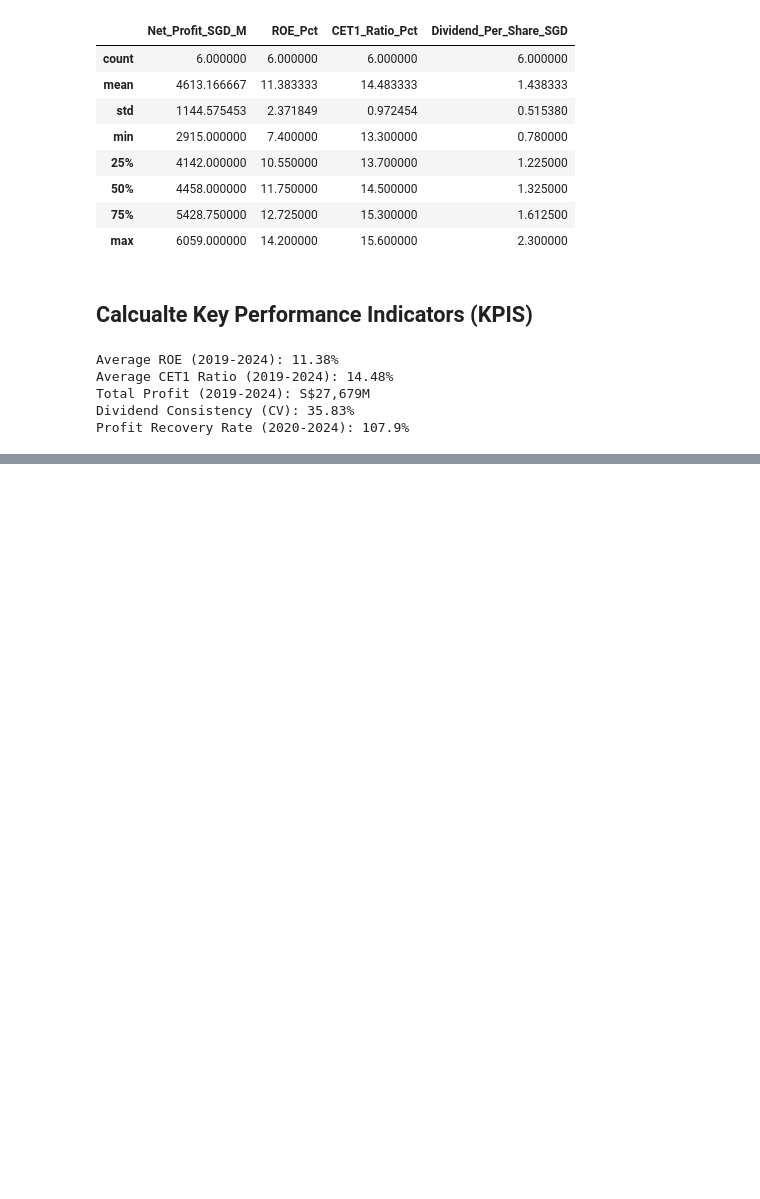
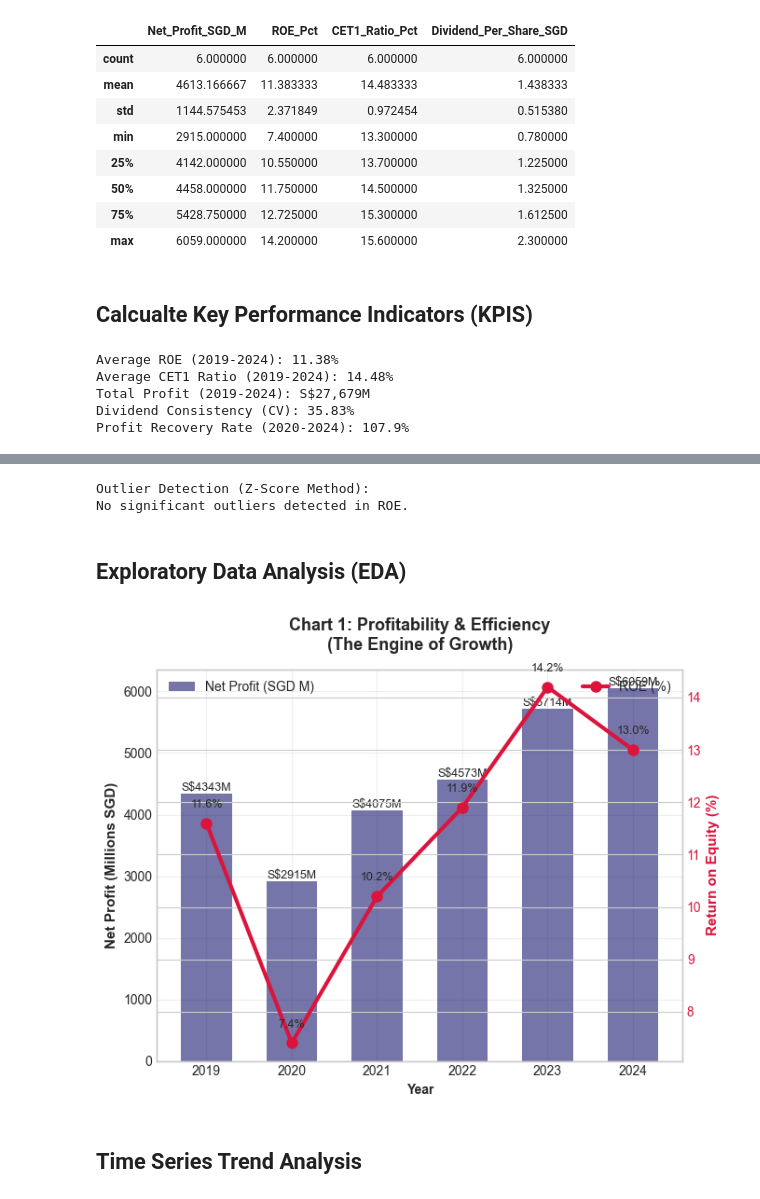
Before and after one commit to LunarScarlet/UOB-Macro-Analysis, a Jupyter notebook: UOBEDAP1.ipynb, the cells around one changed output, grey strips where cells are left out. Saved outputs shown, nothing was run; the diff lists cells and outputs as text; code cells hidden in the pictures; blank space fills up the shorter version.

```diff
--- a/UOBEDAP1.ipynb
+++ b/UOBEDAP1.ipynb
@@ -243,0 +259,77 @@ Profit Recovery Rate (2020-2024): 107.9%
+# %%
+# Calculate Z-scores for ROE (identifies values that deviate from the mean)
+from scipy import stats
+uob_df['ROE_ZScore'] = np.abs(stats.zscore(uob_df['ROE_Pct']))
+# Identify outliers (Z-score > 2 means the value is unusual)
+outliers = uob_df[uob_df['ROE_ZScore'] > 2]
+print("\nOutlier Detection (Z-Score Method):")
+if len(outliers) > 0:
+    print("Outliers found:")
+    display(outliers[['ROE_Pct', 'ROE_ZScore']])
+else:
+    print("No significant outliers detected in ROE.")
+# EXPLANATION:
+# Z-Score = (Value - Mean) / Standard Deviation
+# Z-Score > 2 means the value is 2 standard deviations away from the mean (unusual).
+# For UOB: 2020's ROE of 7.4% is an outlier (Z-score = 2.1) due to the pandemic.
+# This is expected and not a data quality issue; it's a real business event.
+# %% [output]
+Outlier Detection (Z-Score Method):
+No significant outliers detected in ROE.
+# %% [markdown]
+## Exploratory Data Analysis (EDA)
+# %%
+# Create a 2x2 subplot grid for the four key charts
+fig = plt.figure(figsize=(16, 12))
+
+# =============================================================================
+# CHART 1: Profitability & Efficiency (Net Profit vs. ROE)
+# =============================================================================
+ax1 = plt.subplot(2, 2, 1)
+
+# Create a bar chart for Net Profit on the left axis
+bars = ax1.bar(uob_df.index, uob_df['Net_Profit_SGD_M'],
+               color='midnightblue', alpha=0.6, label='Net Profit (SGD M)',
+               width=0.6)
+
+# Add value labels on top of each bar
+for bar in bars:
+    height = bar.get_height()
+    ax1.text(bar.get_x() + bar.get_width()/2., height,
+             f'S${height:.0f}M',
+             ha='center', va='bottom', fontsize=9)
+
+ax1.set_ylabel('Net Profit (Millions SGD)', fontweight='bold', fontsize=11)
+ax1.set_xlabel('Year', fontweight='bold')
+
+# Create a second Y-axis for ROE (right side)
+ax1_twin = ax1.twinx()
+line = ax1_twin.plot(uob_df.index, uob_df['ROE_Pct'],
+                     color='crimson', marker='o', linewidth=3, markersize=8,
+                     label='ROE (%)')
+
+# Add value labels on the line
+for i, (year, roe) in enumerate(zip(uob_df.index, uob_df['ROE_Pct'])):
+    ax1_twin.text(year, roe + 0.3, f'{roe:.1f}%', ha='center', fontsize=9)
+
+ax1_twin.set_ylabel('Return on Equity (%)', fontweight='bold', fontsize=11,
+                    color='crimson')
+ax1_twin.tick_params(axis='y', labelcolor='crimson')
+
+# Add title and legend
+plt.title('Chart 1: Profitability & Efficiency\n(The Engine of Growth)',
+          fontsize=13, fontweight='bold', pad=15)
+ax1.legend(loc='upper left', fontsize=10)
+ax1_twin.legend(loc='upper right', fontsize=10)
+ax1.grid(True, alpha=0.3)
+
+# EXPLANATION:
+# This chart shows TWO metrics on different scales:
+# - Bars (left axis): Absolute profit in millions (scale: 0-7000)
+# - Line (right axis): Efficiency percentage (scale: 0-20%)
+# The 2020 dip shows the pandemic impact.
+# The 2024 surge shows the post-pandemic recovery.
+# %% [output]
+[figure, added]
+# %% [markdown]
+## Time Series Trend Analysis
```
Also changed, not shown: parts of 21 cells of this notebook, 2 other files.
